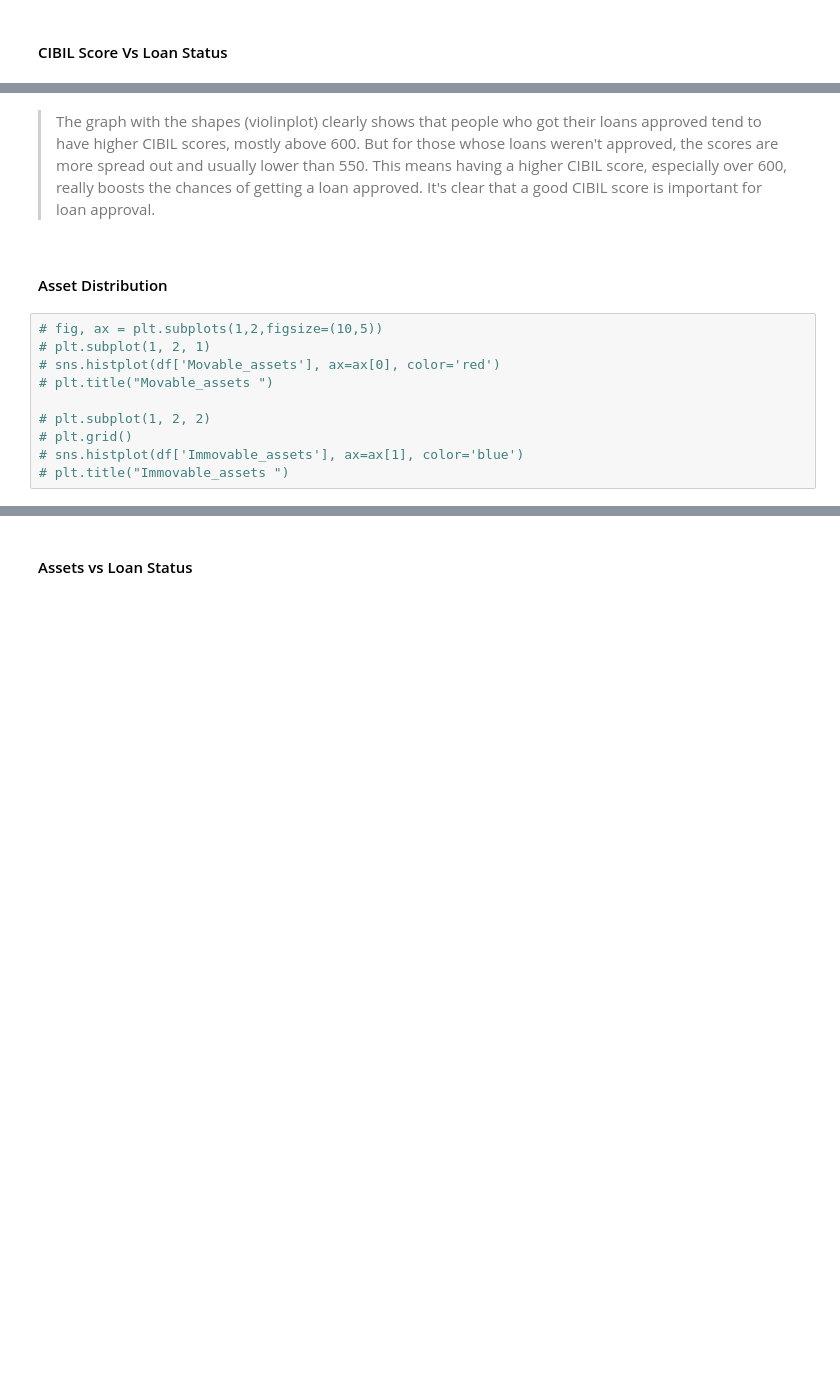
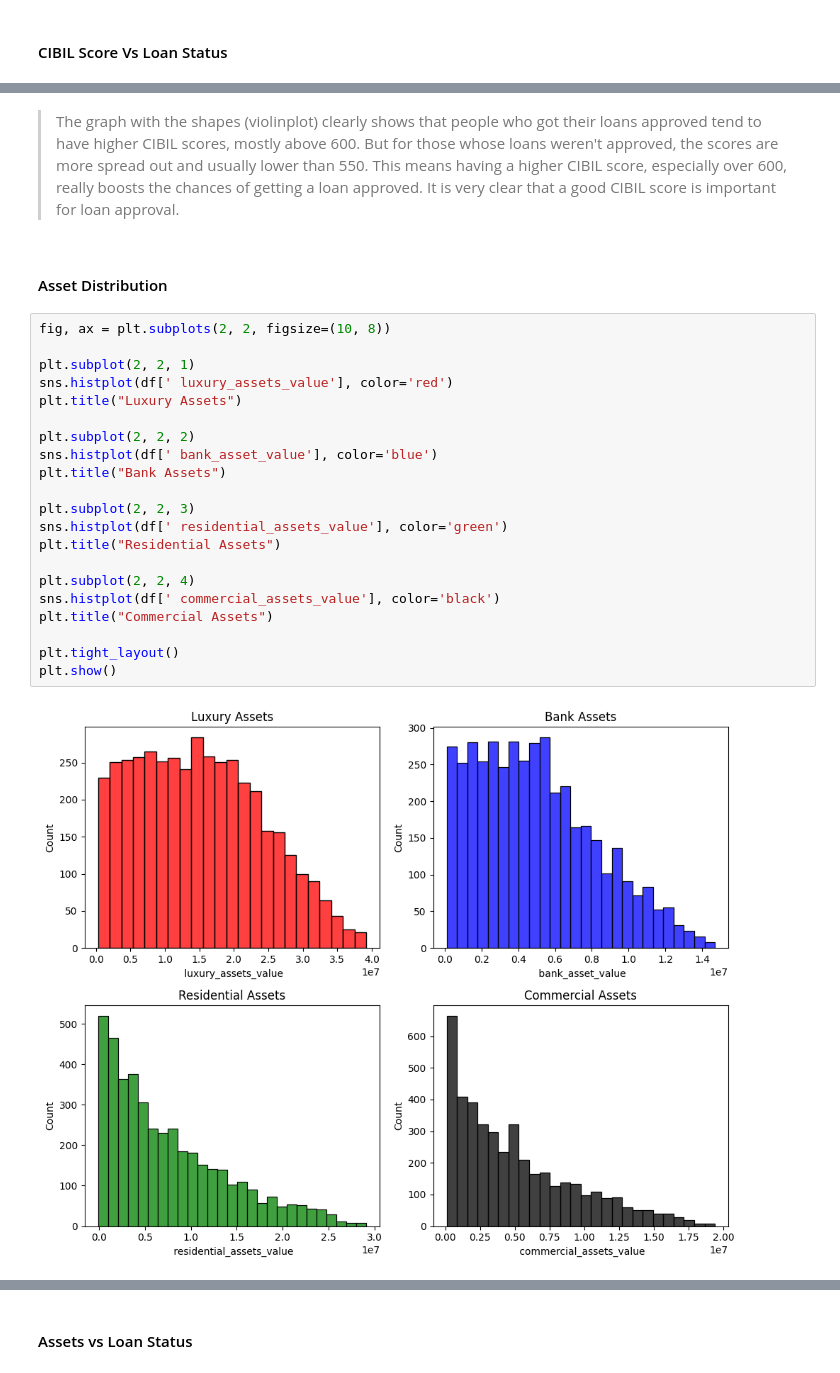
Before and after one commit to KavinduKasthurirathne/FDM-MiniProject, a Jupyter notebook: model.ipynb, the cells around one changed output, grey strips where cells are left out. Cells and saved outputs as stored; diff of their text form; blank space fills up the shorter version.

Commit message:
assets done

```diff
--- a/model.ipynb
+++ b/model.ipynb
@@ -368,14 +373,27 @@ sns.violinplot(x=' loan_status', y=' cibil_score', data=df)
 # %% [markdown]
-> The graph with the shapes (violinplot) clearly shows that people who got their loans approved tend to have higher CIBIL scores, mostly above 600. But for those whose loans weren't approved, the scores are more spread out and usually lower than 550. This means having a higher CIBIL score, especially over 600, really boosts the chances of getting a loan approved. It's clear that a good CIBIL score is important for loan approval.
+> The graph with the shapes (violinplot) clearly shows that people who got their loans approved tend to have higher CIBIL scores, mostly above 600. But for those whose loans weren't approved, the scores are more spread out and usually lower than 550. This means having a higher CIBIL score, especially over 600, really boosts the chances of getting a loan approved. It is very clear that a good CIBIL score is important for loan approval.
 # %% [markdown]
 #### Asset Distribution
 # %%
-# fig, ax = plt.subplots(1,2,figsize=(10,5))
-# plt.subplot(1, 2, 1)
-# sns.histplot(df['Movable_assets'], ax=ax[0], color='red')
-# plt.title("Movable_assets ")
+fig, ax = plt.subplots(2, 2, figsize=(10, 8))
 
-# plt.subplot(1, 2, 2)
-# plt.grid()
-# sns.histplot(df['Immovable_assets'], ax=ax[1], color='blue')
-# plt.title("Immovable_assets ")
+plt.subplot(2, 2, 1)
+sns.histplot(df[' luxury_assets_value'], color='red')
+plt.title("Luxury Assets")
+
+plt.subplot(2, 2, 2)
+sns.histplot(df[' bank_asset_value'], color='blue')
+plt.title("Bank Assets")
+
+plt.subplot(2, 2, 3)
+sns.histplot(df[' residential_assets_value'], color='green')
+plt.title("Residential Assets")
+
+plt.subplot(2, 2, 4)
+sns.histplot(df[' commercial_assets_value'], color='black')
+plt.title("Commercial Assets")
+
+plt.tight_layout()
+plt.show()
+# %% [output]
+[figure, added]
```
Also changed, not shown: parts of 23 cells of this notebook.
